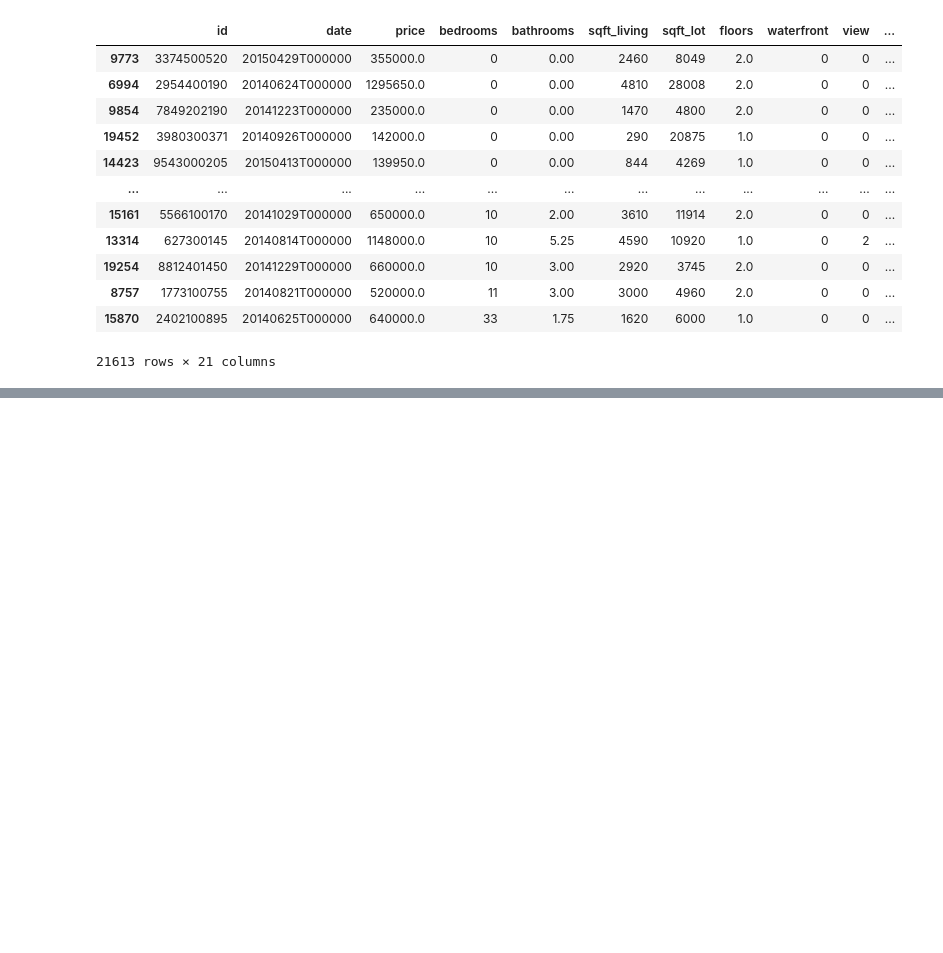
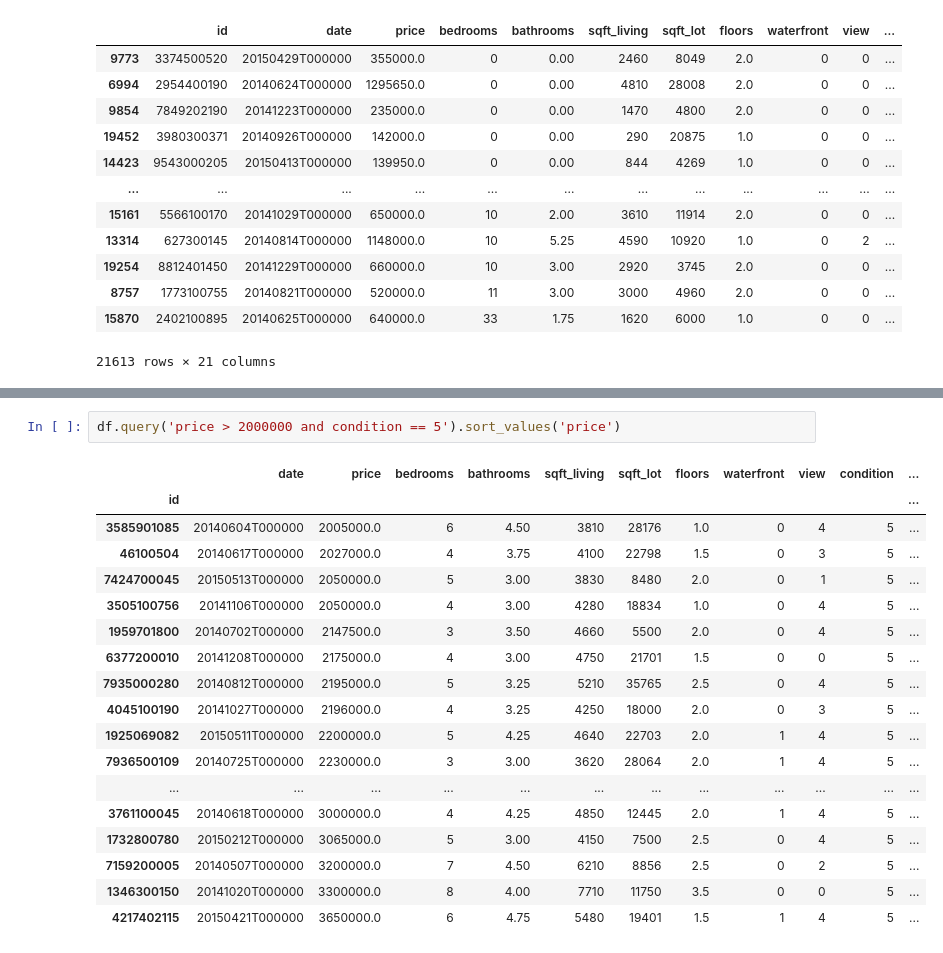
Before and after one commit to avichal077/python-data-science, a Jupyter notebook: pandas.ipynb, the cells around one changed output, grey strips where cells are left out. Saved outputs shown, nothing was run; the diff lists cells and outputs as text; blank space fills up the shorter version.

```diff
--- a/pandas.ipynb
+++ b/pandas.ipynb
@@ -188,0 +593,21 @@ df.sort_values('bedrooms')
+# %%
+df.query('price > 2000000 and condition == 5').sort_values('price')
+# %% [output]
+|  | date | price | bedrooms | bathrooms | sqft_living | sqft_lot | floors | waterfront | view | condition | ... |
+| id |  |  |  |  |  |  |  |  |  |  | ... |
+| 3585901085 | 20140604T000000 | 2005000.0 | 6 | 4.50 | 3810 | 28176 | 1.0 | 0 | 4 | 5 | ... |
+| 46100504 | 20140617T000000 | 2027000.0 | 4 | 3.75 | 4100 | 22798 | 1.5 | 0 | 3 | 5 | ... |
+| 7424700045 | 20150513T000000 | 2050000.0 | 5 | 3.00 | 3830 | 8480 | 2.0 | 0 | 1 | 5 | ... |
+| 3505100756 | 20141106T000000 | 2050000.0 | 4 | 3.00 | 4280 | 18834 | 1.0 | 0 | 4 | 5 | ... |
+| 1959701800 | 20140702T000000 | 2147500.0 | 3 | 3.50 | 4660 | 5500 | 2.0 | 0 | 4 | 5 | ... |
+| 6377200010 | 20141208T000000 | 2175000.0 | 4 | 3.00 | 4750 | 21701 | 1.5 | 0 | 0 | 5 | ... |
+| 7935000280 | 20140812T000000 | 2195000.0 | 5 | 3.25 | 5210 | 35765 | 2.5 | 0 | 4 | 5 | ... |
+| 4045100190 | 20141027T000000 | 2196000.0 | 4 | 3.25 | 4250 | 18000 | 2.0 | 0 | 3 | 5 | ... |
+| 1925069082 | 20150511T000000 | 2200000.0 | 5 | 4.25 | 4640 | 22703 | 2.0 | 1 | 4 | 5 | ... |
+| 7936500109 | 20140725T000000 | 2230000.0 | 3 | 3.00 | 3620 | 28064 | 2.0 | 1 | 4 | 5 | ... |
+| ... | ... | ... | ... | ... | ... | ... | ... | ... | ... | ... | ... |
+| 3761100045 | 20140618T000000 | 3000000.0 | 4 | 4.25 | 4850 | 12445 | 2.0 | 1 | 4 | 5 | ... |
+| 1732800780 | 20150212T000000 | 3065000.0 | 5 | 3.00 | 4150 | 7500 | 2.5 | 0 | 4 | 5 | ... |
+| 7159200005 | 20140507T000000 | 3200000.0 | 7 | 4.50 | 6210 | 8856 | 2.5 | 0 | 2 | 5 | ... |
+| 1346300150 | 20141020T000000 | 3300000.0 | 8 | 4.00 | 7710 | 11750 | 3.5 | 0 | 0 | 5 | ... |
+| 4217402115 | 20150421T000000 | 3650000.0 | 6 | 4.75 | 5480 | 19401 | 1.5 | 1 | 4 | 5 | ... |
```
Also changed, not shown: parts of 30 cells of this notebook.
